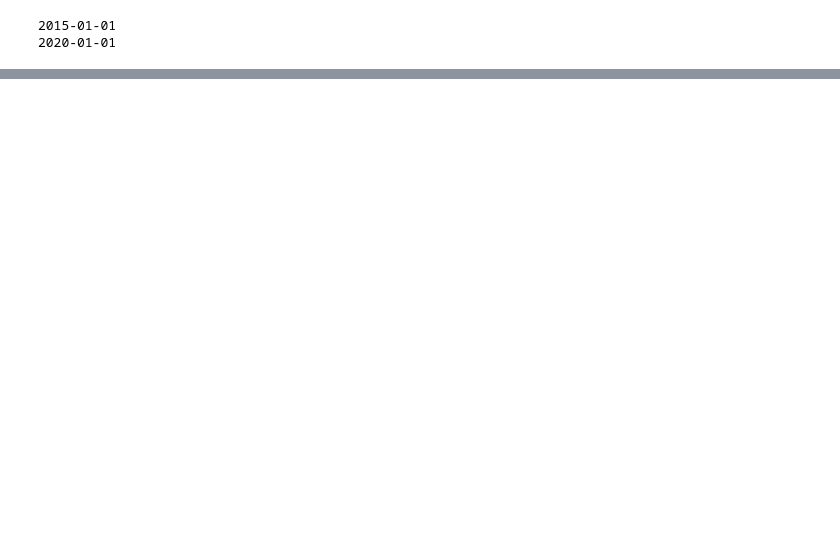
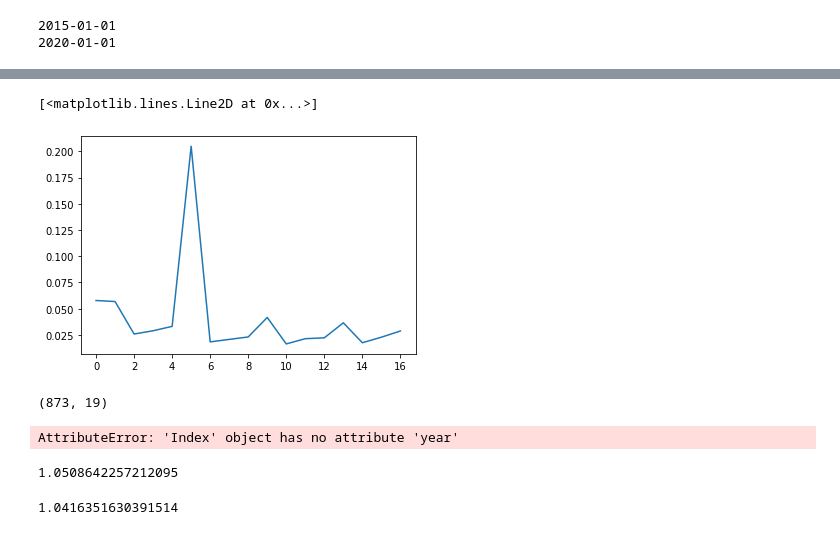
Before and after one commit to EugeniaDickson/zillow_rent_index, a Jupyter notebook: DouglasPizac/rent_model.ipynb, the cells around one changed output, grey strips where cells are left out. Drawn from its saved outputs; the diff is of its cells as text; code cells hidden in the pictures; blank space fills up the shorter version.

```diff
--- a/DouglasPizac/rent_model.ipynb
+++ b/DouglasPizac/rent_model.ipynb
@@ -315,0 +292,13 @@ rfc_imp.sort_values(by = 'Feature_importances',ascending = False)
+# %%
+plt.plot(cv_results['RMSE'])
+# %% [output]
+[<matplotlib.lines.Line2D at 0x...>]
+[figure, added]
+# %%
+Xtest.shape
+# %% [output]
+(873, 19)
+# %%
+grid.predict()
+# %% [output]
+AttributeError: 'Index' object has no attribute 'year'
@@ -315,0 +307,9 @@ rfc_imp.sort_values(by = 'Feature_importances',ascending = False)
+# %%
+from math import exp
+exp(RMSE)
+# %% [output]
+1.0508642257212095
+# %%
+np.mean(np.exp(cv_results['RMSE']))
+# %% [output]
+1.0416351630391514
```
Also changed, not shown: parts of 47 cells of this notebook.
